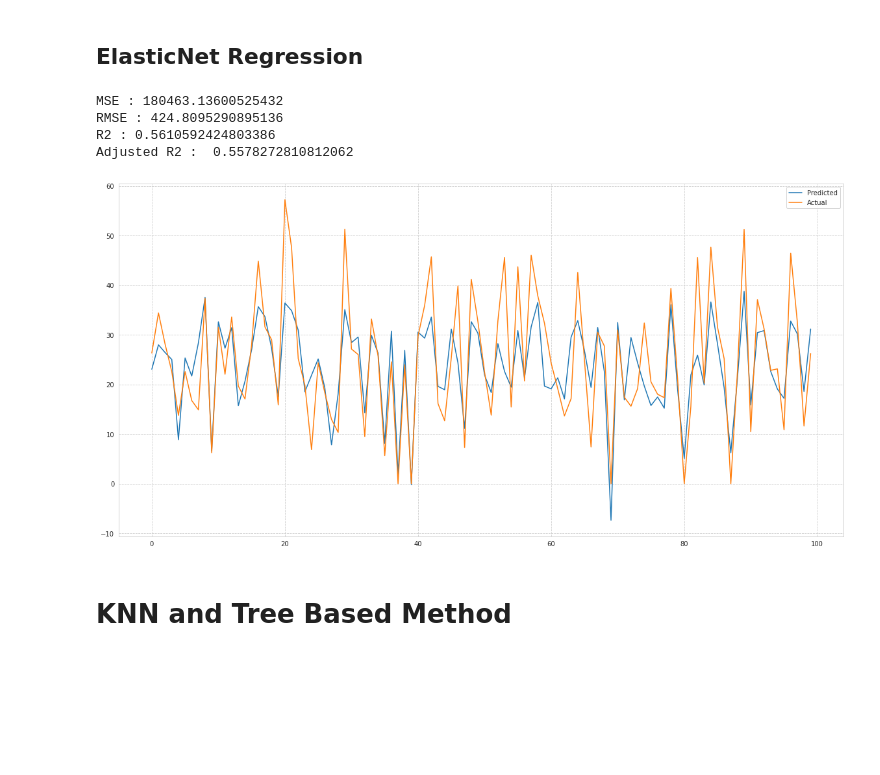
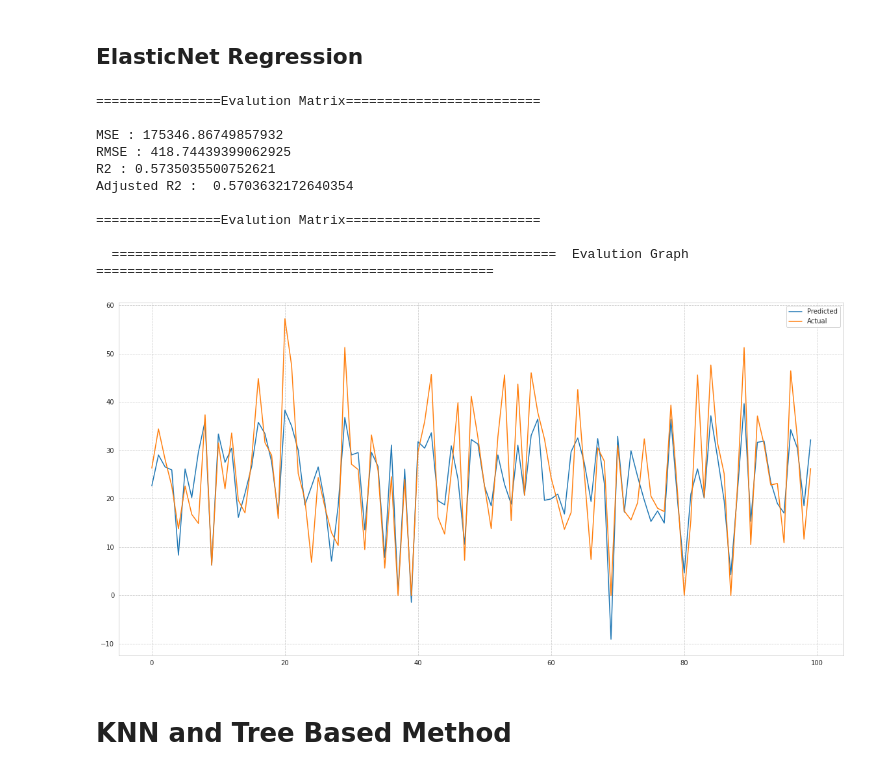
Before and after one commit to Aaryant31/Bike-Sharing-Demand-Prediction, a Jupyter notebook: Rahul_Kumar_soni_Notebook_Bike_Sharing_Demand_Prediction_Capstone_Project.ipynb, the cells around one changed output. Cells and saved outputs as stored; diff of their text form; code cells hidden in the pictures; blank space fills up the shorter version.

```diff
--- a/Rahul_Kumar_soni_Notebook_Bike_Sharing_Demand_Prediction_Capstone_Project.ipynb
+++ b/Rahul_Kumar_soni_Notebook_Bike_Sharing_Demand_Prediction_Capstone_Project.ipynb
@@ -468,3 +510,3 @@ plt.show()
 # %%
-run_model(linear_model,X_train,y_train,X_test,y_test)
+train_linear_model(linear_model,X_train,y_train,X_test,y_test)
 # %% [output]
@@ -482,7 +530,3 @@ from sklearn.pipeline import make_pipeline
 from sklearn.preprocessing import PolynomialFeatures
 # %%
 pipe=make_pipeline(PolynomialFeatures(degree=2),LinearRegression())
-# %%
-pipe.fit(X_train,y_train)
-
-poly_preds=pipe.predict(X_test)
@@ -548,0 +533,2 @@ def train_linear_model (model,X_train,y_train,X_test,y_test):
+# %%
+train_linear_model(pipe,X_train,y_train,X_test,y_test)
@@ -601,13 +617,19 @@ elastic = ElasticNet()
 parameters = {'alpha': [1e-15,1e-13,1e-10,1e-8,1e-5,1e-4,1e-3,1e-2,1e-1,1,5,10,20,30,40,45,50,55,60,100],'l1_ratio':[0.1,0.2,0.3,0.4,0.5]}
 elastic_grid = GridSearchCV(elastic, parameters, scoring='neg_mean_squared_error',cv=5)
 # %%
-train_linear_model(elasticnet,X_train,y_train,X_test,y_test)
+train_linear_model(elastic_grid,X_train,y_train,X_test,y_test)
 # %% [output]
-MSE : 180463.13600525432
-RMSE : 424.8095290895136
-R2 : 0.5610592424803386
-Adjusted R2 :  0.5578272810812062
+================Evalution Matrix=========================
+
+MSE : 175346.86749857932
+RMSE : 418.74439399062925
+R2 : 0.5735035500752621
+Adjusted R2 :  0.5703632172640354
+
+================Evalution Matrix=========================
+
+  =========================================================  Evalution Graph  ===================================================
-[figure, old version]
+[figure, new version]
 # %% [markdown]
 # KNN and Tree Based Method
 # %% [markdown]
```
Also changed, not shown: parts of 31 cells of this notebook.
